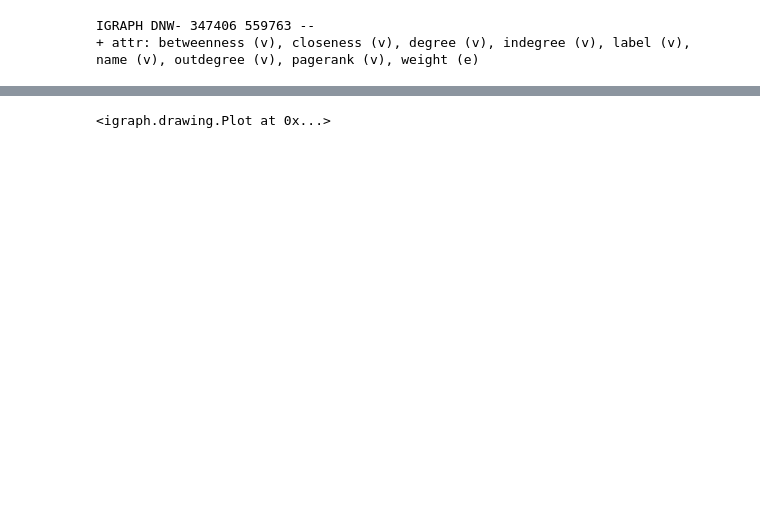
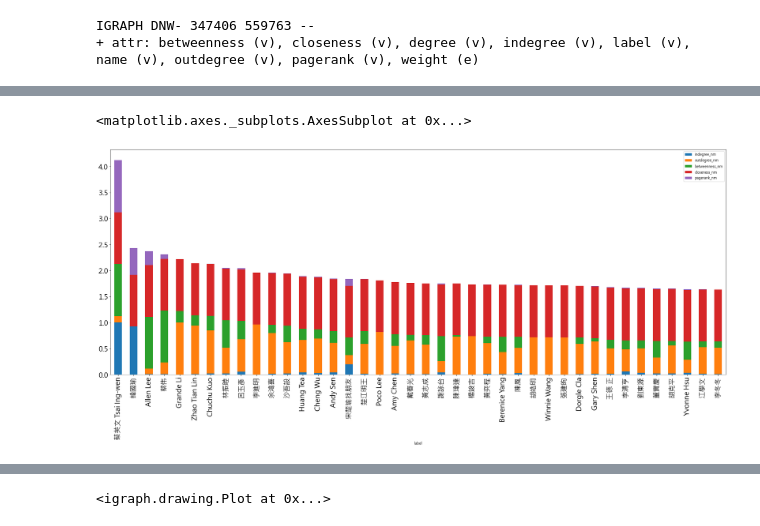
Before and after one commit to tlyu0419/FindAndMeetKOLs, a Jupyter notebook: 總統大選的社群網絡分析.ipynb, the cells around one changed output, grey strips where cells are left out. Cells and saved outputs as stored; diff of their text form; code cells hidden in the pictures; blank space fills up the shorter version.

```diff
--- a/總統大選的社群網絡分析.ipynb
+++ b/總統大選的社群網絡分析.ipynb
@@ -465,0 +284,10 @@ kols.head(100)
+# %%
+# sns.set()
+plt.rcParams["figure.figsize"] = [32, 12]
+plt.rc('xtick', labelsize=20)
+plt.rc('ytick', labelsize=20)
+kols.loc[:,['label', 'indegree_nm', 'outdegree_nm', 'betweenness_nm', 'closeness_nm', 'pagerank_nm']].set_index('label').plot(kind='bar', style='ggplot',stacked=True)
+# kols.loc[:,['label', 'indegree_nm', 'outdegree_nm', 'betweenness_nm', 'pagerank_nm']].set_index('label').plot(kind='bar', stacked=True)
+# %% [output]
+<matplotlib.axes._subplots.AxesSubplot at 0x...>
+[figure, added]
```
Also changed, not shown: parts of 87 cells of this notebook.
